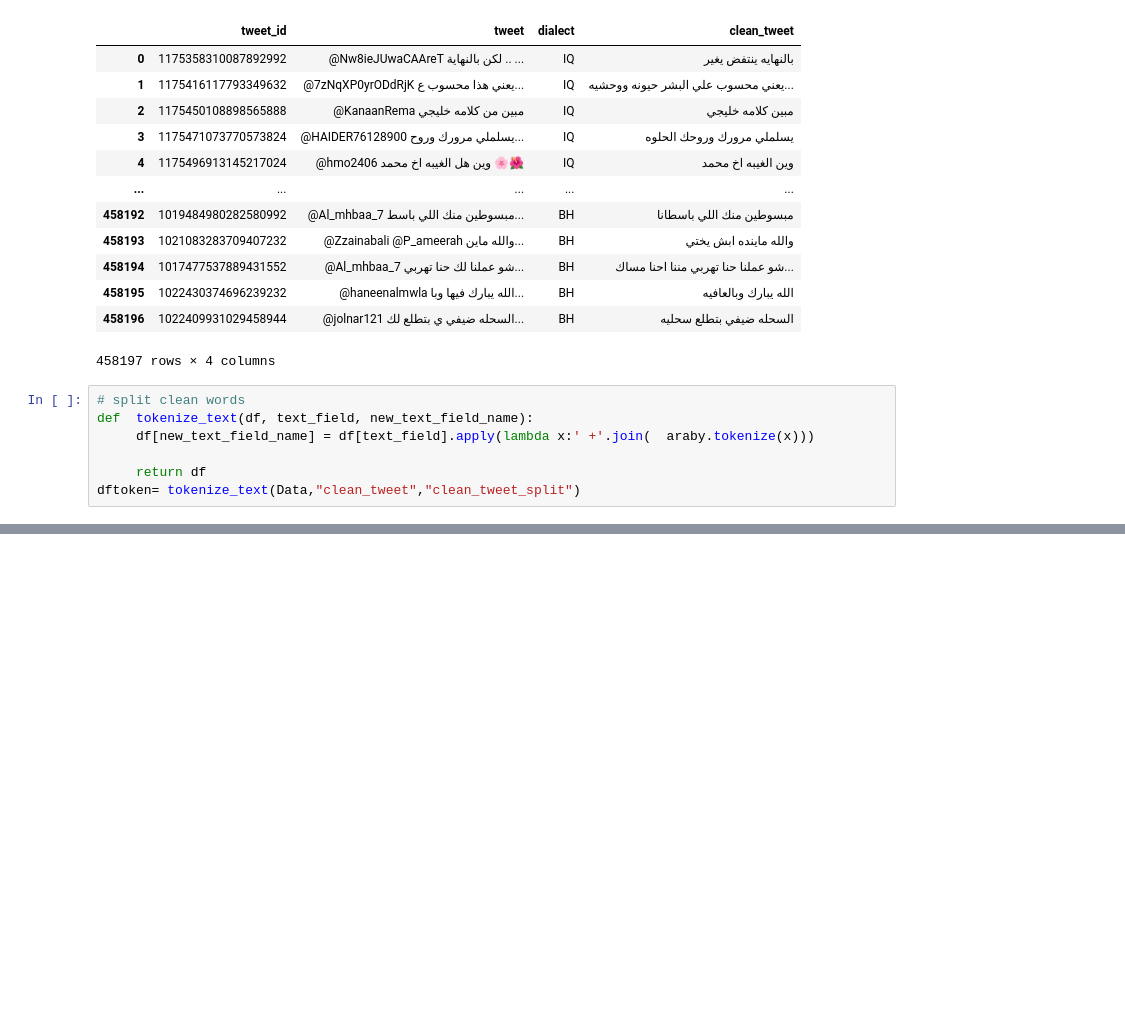
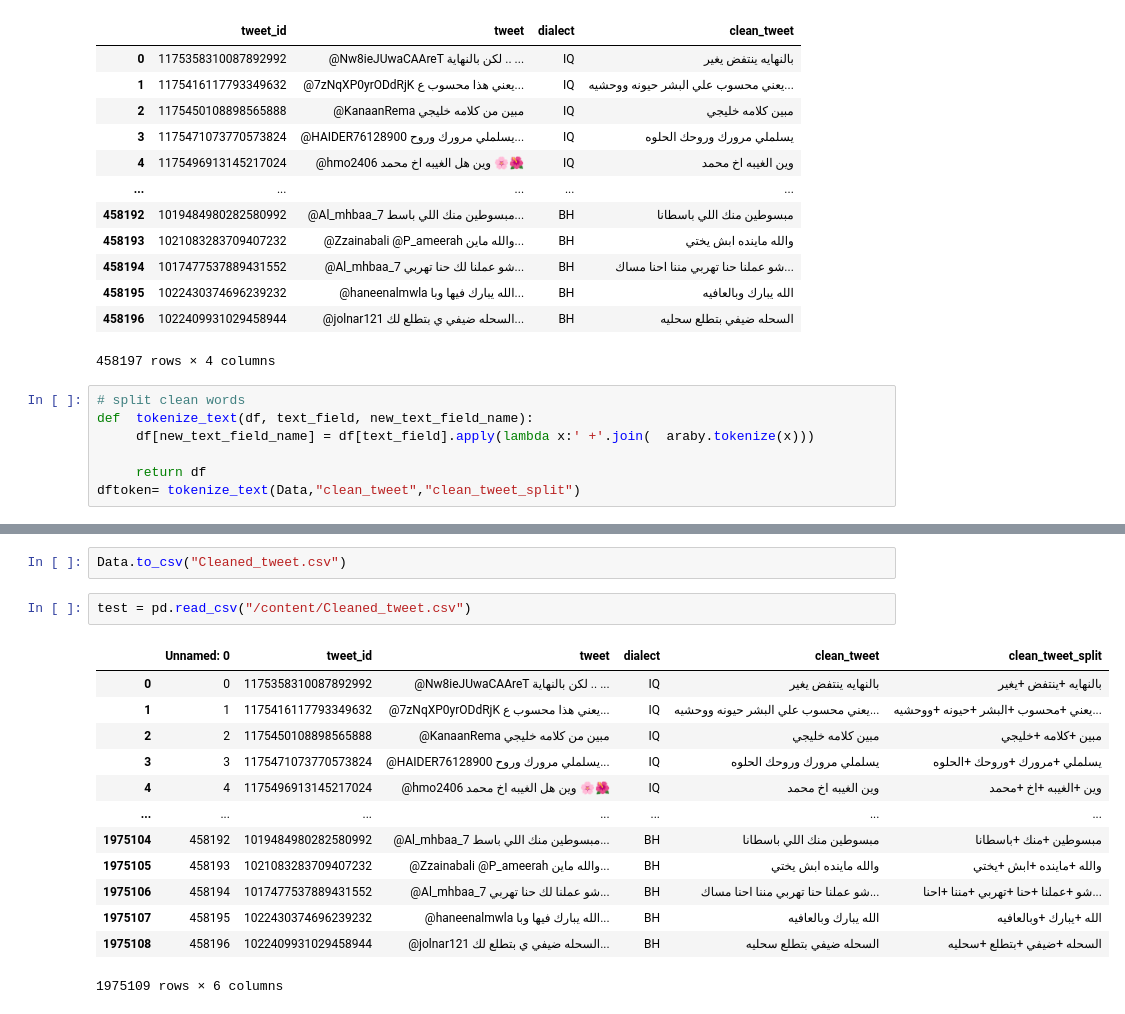
Before and after one commit to eslamahmed235/Arabic-dialect-classification-ML-DL, a Jupyter notebook: Data_pre_processing.ipynb, the cells around one changed output, grey strips where cells are left out. Cells and saved outputs as stored; diff of their text form; blank space fills up the shorter version.

```diff
--- a/Data_pre_processing.ipynb
+++ b/Data_pre_processing.ipynb
@@ -242,0 +255,18 @@ Done remove the following most Common words :  ['+اللي', '+علي', '+الل
+# %%
+Data.to_csv("Cleaned_tweet.csv")
+# %%
+test = pd.read_csv("/content/Cleaned_tweet.csv")
+# %% [output]
+|  | Unnamed: 0 | tweet_id | tweet | dialect | clean_tweet | clean_tweet_split |
+| 0 | 0 | 1175358310087892992 | @Nw8ieJUwaCAAreT لكن بالنهاية .. ... | IQ | بالنهايه ينتفض يغير | بالنهايه +ينتفض +يغير |
+| 1 | 1 | 1175416117793349632 | @7zNqXP0yrODdRjK يعني هذا محسوب ع... | IQ | يعني محسوب علي البشر حيونه ووحشيه... | يعني +محسوب +البشر +حيونه +ووحشيه... |
+| 2 | 2 | 1175450108898565888 | @KanaanRema مبين من كلامه خليجي | IQ | مبين كلامه خليجي | مبين +كلامه +خليجي |
+| 3 | 3 | 1175471073770573824 | @HAIDER76128900 يسلملي مرورك وروح... | IQ | يسلملي مرورك وروحك الحلوه | يسلملي +مرورك +وروحك +الحلوه |
+| 4 | 4 | 1175496913145217024 | @hmo2406 وين هل الغيبه اخ محمد 🌸🌺 | IQ | وين الغيبه اخ محمد | وين +الغيبه +اخ +محمد |
+| ... | ... | ... | ... | ... | ... | ... |
+| 1975104 | 458192 | 1019484980282580992 | @Al_mhbaa_7 مبسوطين منك اللي باسط... | BH | مبسوطين منك اللي باسطانا | مبسوطين +منك +باسطانا |
+| 1975105 | 458193 | 1021083283709407232 | @Zzainabali @P_ameerah والله ماين... | BH | والله ماينده ابش يختي | والله +ماينده +ابش +يختي |
+| 1975106 | 458194 | 1017477537889431552 | @Al_mhbaa_7 شو عملنا لك حنا تهربي... | BH | شو عملنا حنا تهربي مننا احنا مساك... | شو +عملنا +حنا +تهربي +مننا +احنا... |
+| 1975107 | 458195 | 1022430374696239232 | @haneenalmwla الله يبارك فيها وبا... | BH | الله يبارك وبالعافيه | الله +يبارك +وبالعافيه |
+| 1975108 | 458196 | 1022409931029458944 | @jolnar121 السحله ضيفي ي بتطلع لك... | BH | السحله ضيفي بتطلع سحليه | السحله +ضيفي +بتطلع +سحليه |
+1975109 rows × 6 columns
```
Also changed, not shown: parts of 1 cell of this notebook.
